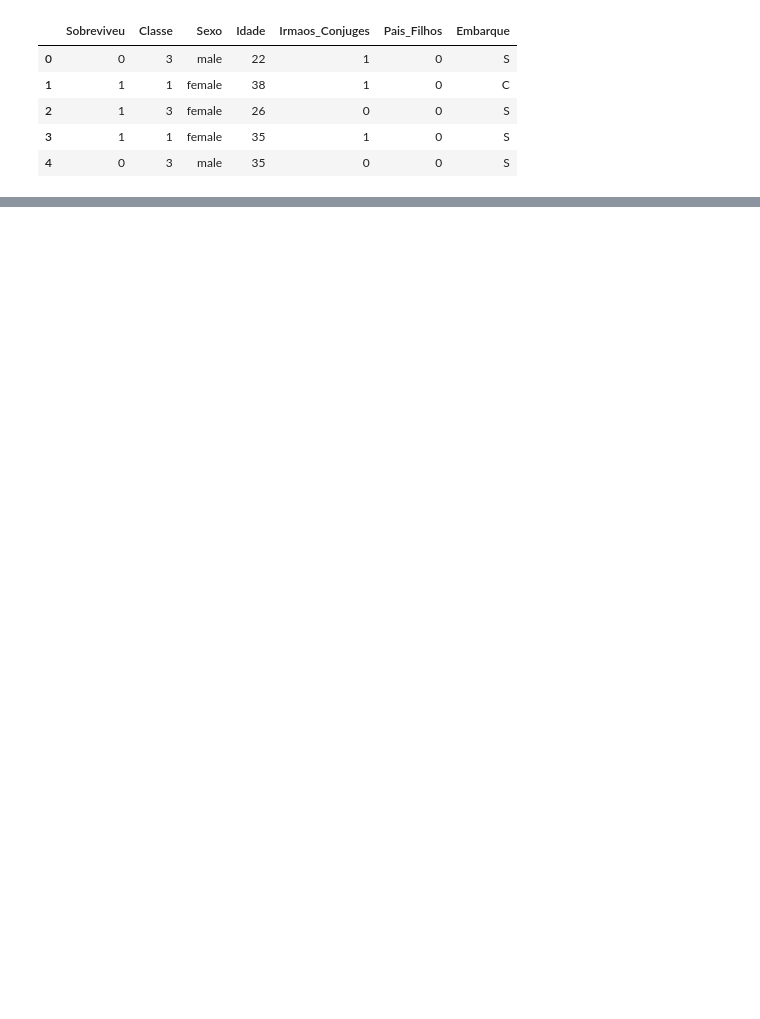
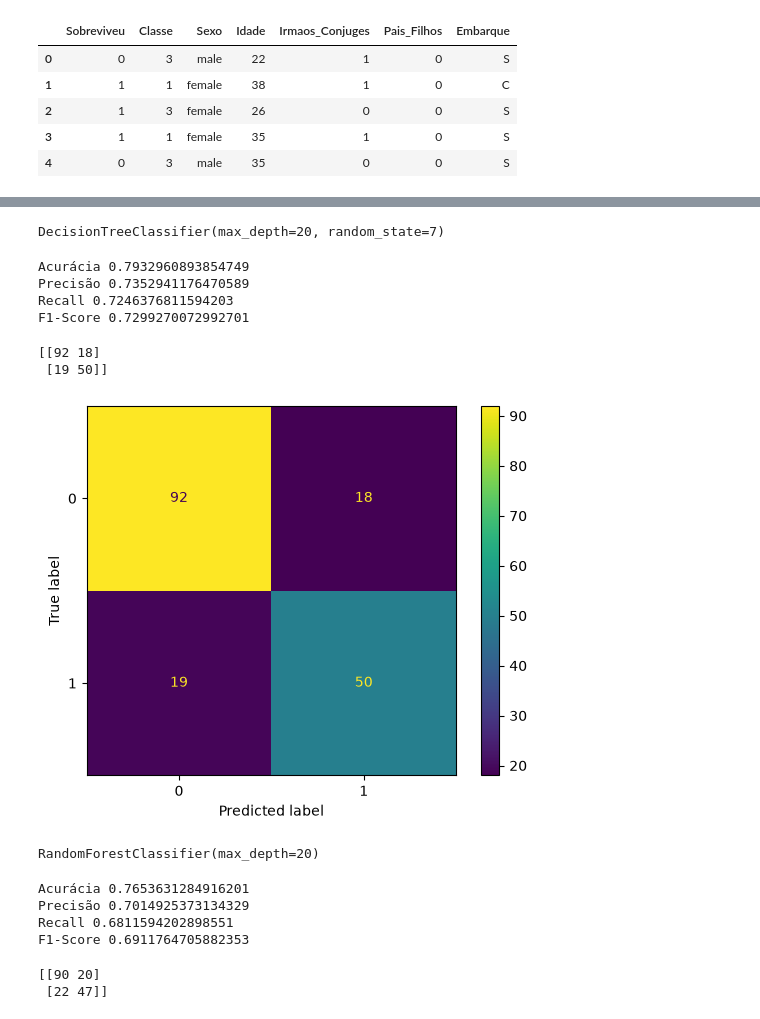
Before and after one commit to matheusvaraujo/survivor_titanic_predict, a Jupyter notebook: survivor_titanic_predict.ipynb, the cells around one changed output, grey strips where cells are left out. Saved outputs shown, nothing was run; the diff lists cells and outputs as text; code cells hidden in the pictures; blank space fills up the shorter version.

Commit message:
Inicialização de modelos de Machine Learning

```diff
--- a/survivor_titanic_predict.ipynb
+++ b/survivor_titanic_predict.ipynb
@@ -315,0 +388,8 @@ fig.show()
+# %%
+x_train, x_test, y_train, y_test = train_test_split(
+    x,
+    y,
+    test_size=0.2,
+    random_state=7,
+    stratify=y
+)
@@ -315,0 +398,11 @@ fig.show()
+# %%
+decision_tree_model = DecisionTreeClassifier(
+    max_depth=20,
+    random_state=7
+)
+
+decision_tree_model.fit(x_train, y_train)
+# %% [output]
+DecisionTreeClassifier(max_depth=20, random_state=7)
+# %%
+decision_tree_predict = decision_tree_model.predict(x_test)
@@ -315,0 +416,10 @@ fig.show()
+# %%
+print('Acurácia', accuracy_score(y_test, decision_tree_predict))
+print('Precisão', precision_score(y_test, decision_tree_predict))
+print('Recall', recall_score(y_test, decision_tree_predict))
+print('F1-Score', f1_score(y_test, decision_tree_predict))
+# %% [output]
+Acurácia 0.7932960893854749
+Precisão 0.7352941176470589
+Recall 0.7246376811594203
+F1-Score 0.7299270072992701
@@ -315,0 +428,6 @@ fig.show()
+# %%
+cm_decision_tree = confusion_matrix(y_test, decision_tree_predict)
+print(cm_decision_tree)
+# %% [output]
+[[92 18]
+ [19 50]]
@@ -315,0 +436,5 @@ fig.show()
+# %%
+cm_visualizacao_decision_tree = ConfusionMatrixDisplay(confusion_matrix=cm_decision_tree)
+cm_visualizacao_decision_tree.plot();
+# %% [output]
+[figure, added]
@@ -315,0 +443,9 @@ fig.show()
+# %%
+random_forest_model = RandomForestClassifier(
+    n_estimators=100,
+    max_depth=20,
+)
+
+random_forest_model.fit(x_train, y_train)
+# %% [output]
+RandomForestClassifier(max_depth=20)
@@ -315,0 +454,16 @@ fig.show()
+# %%
+print('Acurácia', accuracy_score(y_test, random_forest_predict))
+print('Precisão', precision_score(y_test, random_forest_predict))
+print('Recall', recall_score(y_test, random_forest_predict))
+print('F1-Score', f1_score(y_test, random_forest_predict))
+# %% [output]
+Acurácia 0.7653631284916201
+Precisão 0.7014925373134329
+Recall 0.6811594202898551
+F1-Score 0.6911764705882353
+# %%
+cm_random_forest = confusion_matrix(y_test, random_forest_predict)
+print(cm_random_forest)
+# %% [output]
+[[90 20]
+ [22 47]]
```
Also changed, not shown: parts of 24 cells of this notebook.
